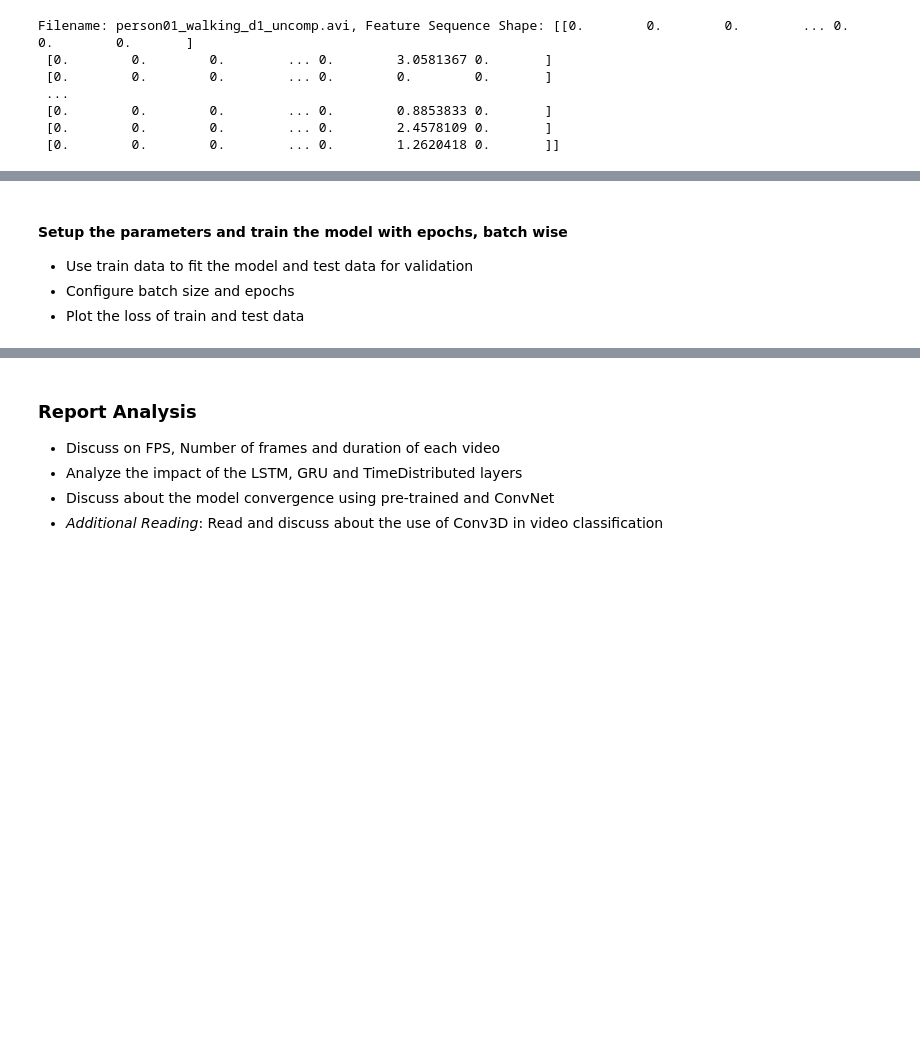
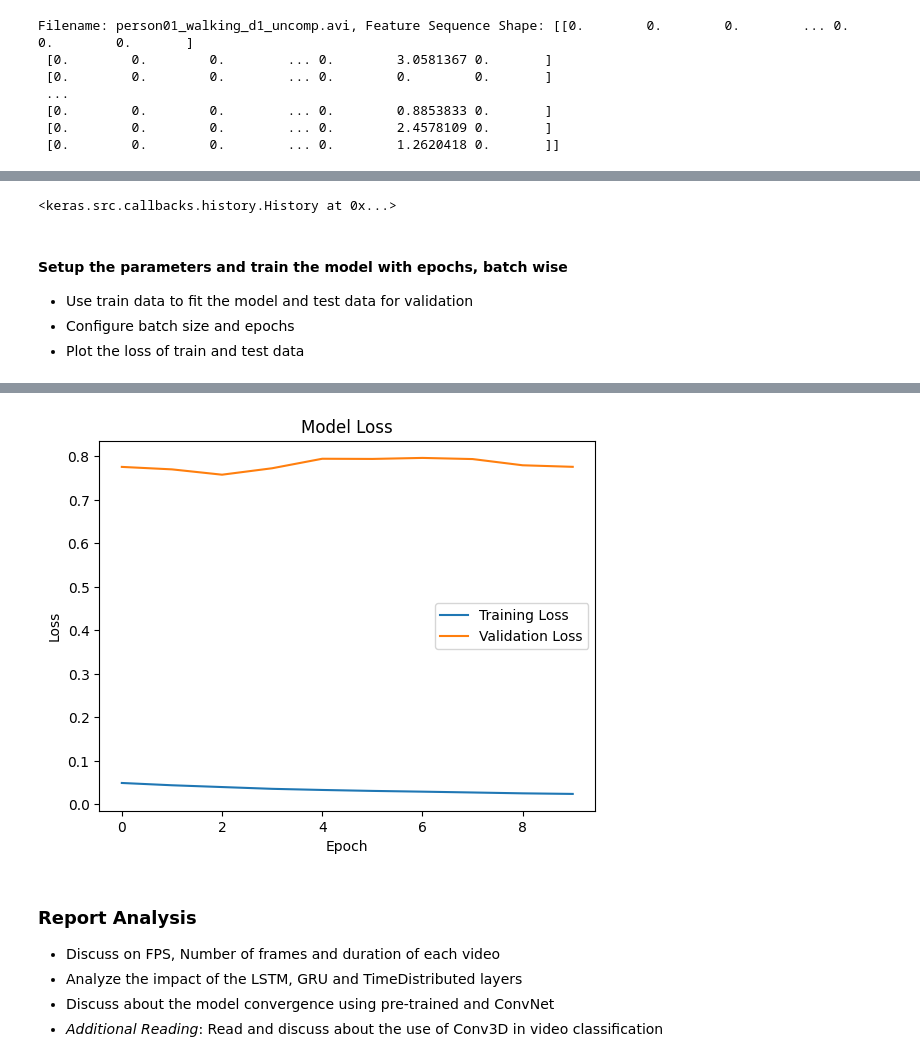
Before and after one commit to vchandraiitk/datascience, a Jupyter notebook: Vikas_M6_NB_MiniProject_3_Video_Classification.ipynb, the cells around one changed output, grey strips where cells are left out. Drawn from its saved outputs; the diff is of its cells as text; code cells hidden in the pictures; blank space fills up the shorter version.

```diff
--- a/Vikas_M6_NB_MiniProject_3_Video_Classification.ipynb
+++ b/Vikas_M6_NB_MiniProject_3_Video_Classification.ipynb
@@ -625,7 +625,16 @@ combined_model = Model(inputs=input_tensor, outputs=output_layer)
 
 # Compile and train the combined model
 combined_model.compile(loss='categorical_crossentropy', optimizer='adam', metrics=['accuracy'])
-combined_model.fit(X_train_features, y_train, epochs=10, batch_size=32, validation_data=(X_val_features, y_val), verbose=0)
+
+# Convert y_train and y_val to one-hot encoded labels
+from tensorflow.keras.utils import to_categorical
+y_train_onehot = to_categorical(y_train)  # Convert y_train to one-hot
+y_val_onehot = to_categorical(y_val)  # Convert y_val to one-hot
+
+# Now fit the model with one-hot encoded labels
+combined_model.fit(X_train_features, y_train_onehot, epochs=10, batch_size=32, validation_data=(X_val_features, y_val_onehot), verbose=0)
+# %% [output]
+<keras.src.callbacks.history.History at 0x...>
 # %% [markdown]
 #### Setup the parameters and train the model with epochs, batch wise
 
@@ -636,0 +644,22 @@ combined_model.fit(X_train_features, y_train, epochs=10, batch_size=32, validati
+# %%
+# YOUR CODE HERE
+# 3. Train the model
+batch_size = 32
+epochs = 10
+history = combined_model.fit(
+    X_train_features,
+    y_train_onehot,  # Use one-hot encoded labels
+    batch_size=batch_size,
+    epochs=epochs,
+    validation_data=(X_val_features, y_val_onehot),  # Use one-hot encoded labels
+)
+
+# 4. Plot the loss
+plt.plot(history.history['loss'], label='Training Loss')
+plt.plot(history.history['val_loss'], label='Validation Loss')
+plt.title('Model Loss')
+plt.ylabel('Loss')
+plt.xlabel('Epoch')
+plt.legend()
+plt.show()
+# %% [output]
@@ -637,3 +686,4 @@ combined_model.fit(X_train_features, y_train, epochs=10, batch_size=32, validati
+[figure, added]
 # %% [markdown]
 ### Report Analysis
 
```
Also changed, not shown: parts of 2 cells of this notebook.
